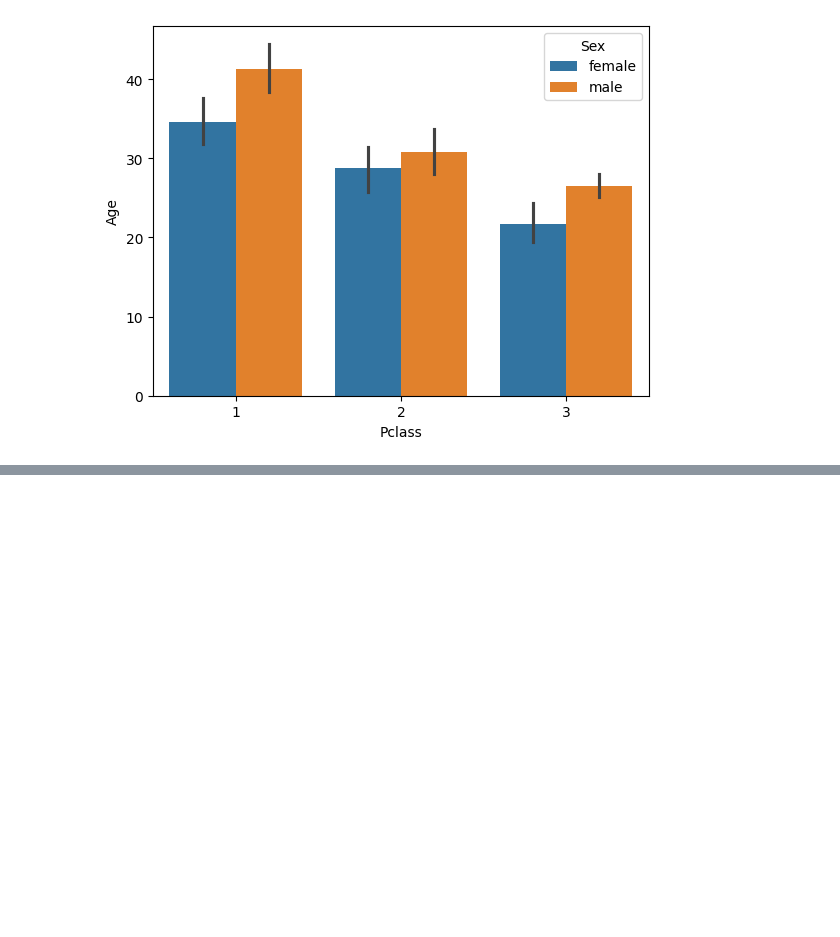
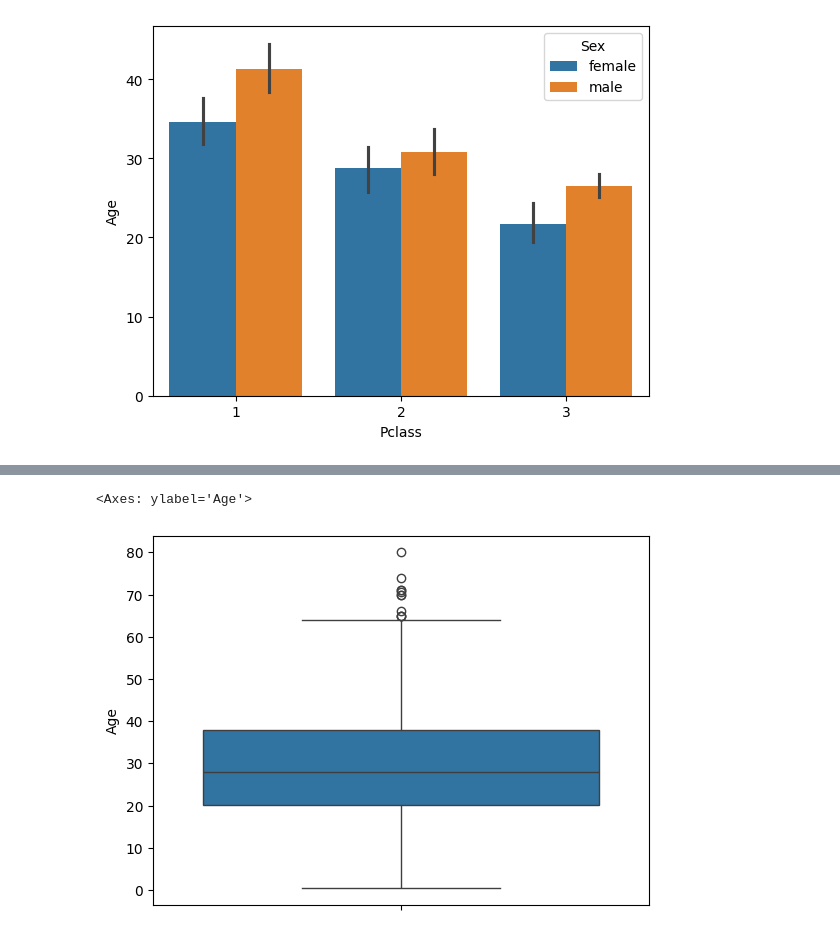
Before and after one commit to Dr-bijay-neupane/code-repository, a Jupyter notebook: test.ipynb, the cells around one changed output, grey strips where cells are left out. Cells and saved outputs as stored; diff of their text form; code cells hidden in the pictures; blank space fills up the shorter version.

```diff
--- a/test.ipynb
+++ b/test.ipynb
@@ -83,0 +91,9 @@ sns.barplot(x='Pclass',y='Age',hue='Sex',data=df)
+# %%
+# Boxplot
+# 5 number summary
+# median , percentile, min=Q1-1.5*IQR, max=Q3+1.5*IQR, IQR = (Q1-Q3), outlier
+
+sns.boxplot(df['Age'])
+# %% [output]
+<Axes: ylabel='Age'>
+[figure, added]
```
Also changed, not shown: parts of 12 cells of this notebook, 1 other file.
